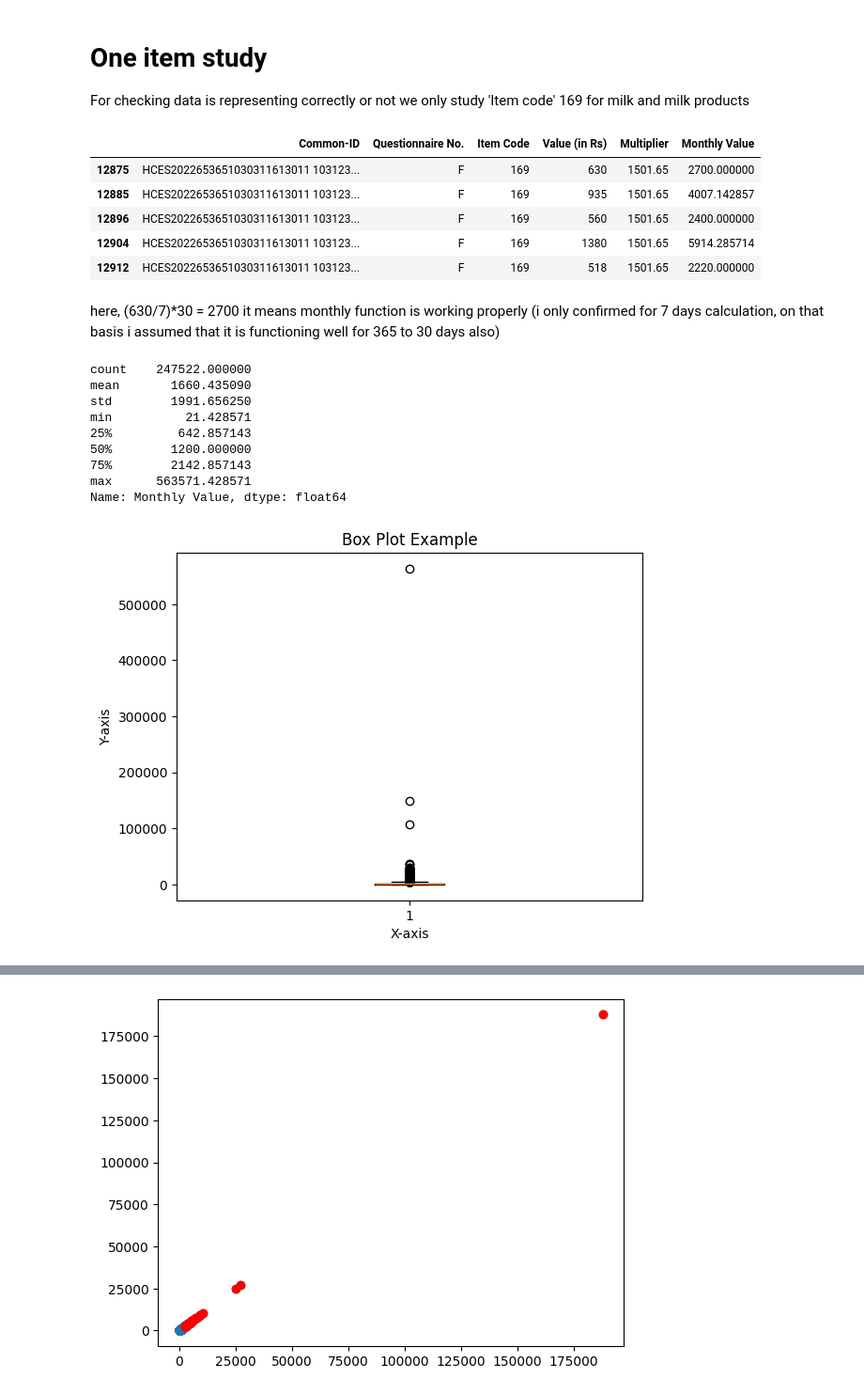
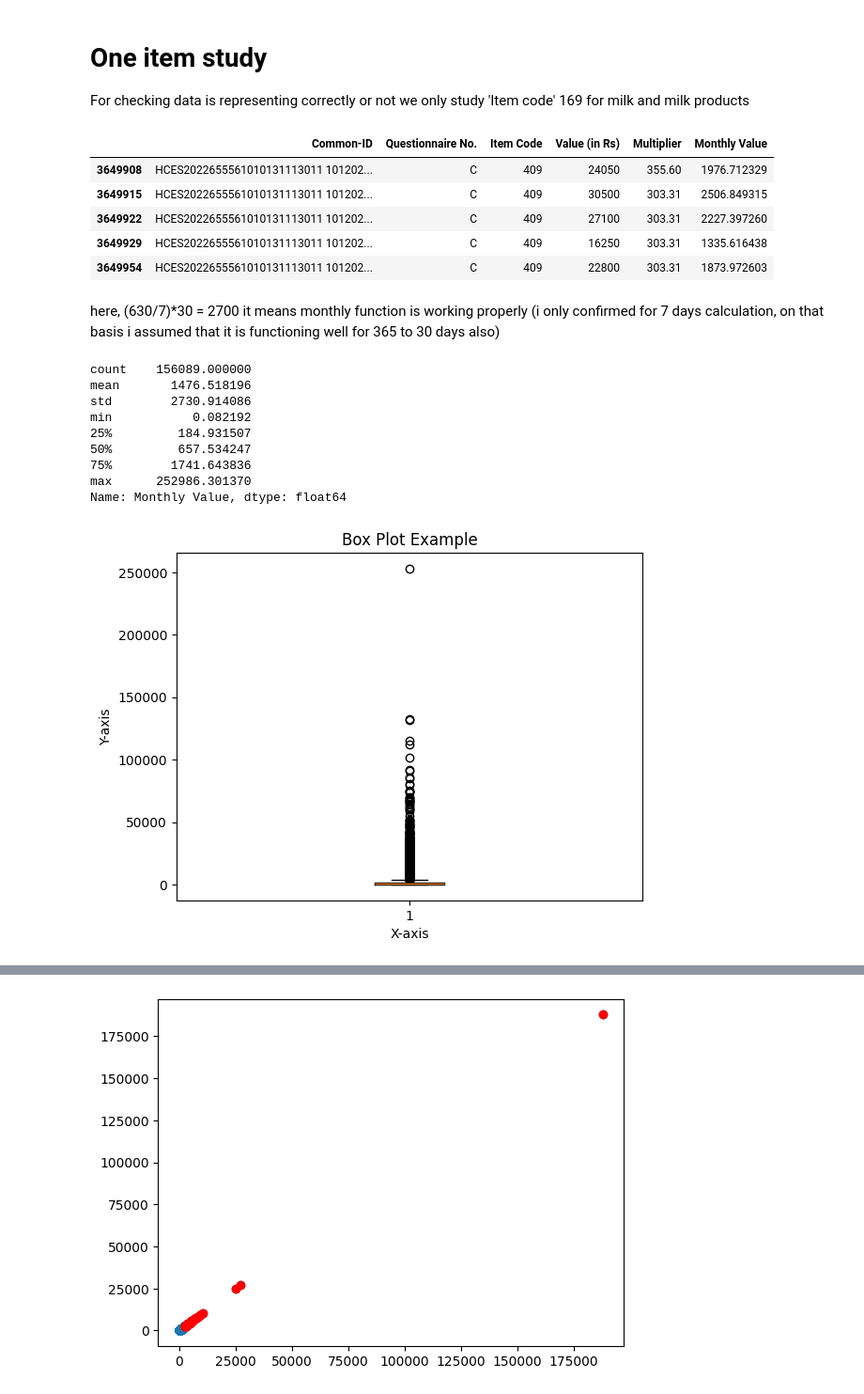
Before and after one commit to yogendrasinghyadav/Hces_data_persentage_trail, a Jupyter notebook: checkin_one_item.ipynb, the cells around one changed output, grey strips where cells are left out. Shown: that part at 94% size. Drawn from its saved outputs; the diff is of its cells as text; code cells hidden in the pictures.

```diff
--- a/checkin_one_item.ipynb
+++ b/checkin_one_item.ipynb
@@ -124,31 +124,31 @@ For checking data is representing correctly or not we only study 'Item code' 169
 # %%
 # Filtering the data-frame for checking milk & milk prodect consumption in a single housee hold
 ##checking if monthly funtion is functioning properly
-temp1 = level_14[level_14['Item Code'].isin([169])]
+temp1 = level_14[level_14['Item Code'].isin([409])]
 temp1.head(5)
 # %% [output]
 |  | Common-ID | Questionnaire No. | Item Code | Value (in Rs) | Multiplier | Monthly Value |
-| 12875 | HCES2022653651030311613011 103123... | F | 169 | 630 | 1501.65 | 2700.000000 |
-| 12885 | HCES2022653651030311613011 103123... | F | 169 | 935 | 1501.65 | 4007.142857 |
-| 12896 | HCES2022653651030311613011 103123... | F | 169 | 560 | 1501.65 | 2400.000000 |
-| 12904 | HCES2022653651030311613011 103123... | F | 169 | 1380 | 1501.65 | 5914.285714 |
-| 12912 | HCES2022653651030311613011 103123... | F | 169 | 518 | 1501.65 | 2220.000000 |
+| 3649908 | HCES2022655561010131113011 101202... | C | 409 | 24050 | 355.60 | 1976.712329 |
+| 3649915 | HCES2022655561010131113011 101202... | C | 409 | 30500 | 303.31 | 2506.849315 |
+| 3649922 | HCES2022655561010131113011 101202... | C | 409 | 27100 | 303.31 | 2227.397260 |
+| 3649929 | HCES2022655561010131113011 101202... | C | 409 | 16250 | 303.31 | 1335.616438 |
+| 3649954 | HCES2022655561010131113011 101202... | C | 409 | 22800 | 303.31 | 1873.972603 |
 # %% [markdown]
 here,
 (630/7)*30 = 2700
 it means monthly function is working properly (i only confirmed for 7 days calculation, on that basis i assumed that it is functioning well for 365 to 30 days also)
 # %%
-# description of monthly value only for milk & milk prodects ('169')
+# description of monthly value only for milk & milk prodects ('4099')
 temp1['Monthly Value'].describe()
 # %% [output]
-count    247522.000000
-mean       1660.435090
-std        1991.656250
-min          21.428571
-25%         642.857143
-50%        1200.000000
-75%        2142.857143
-max      563571.428571
+count    156089.000000
+mean       1476.518196
+std        2730.914086
+min           0.082192
+25%         184.931507
+50%         657.534247
+75%        1741.643836
+max      252986.301370
 Name: Monthly Value, dtype: float64
 # %%
 # Data for the box plot
@@ -165,4 +165,4 @@ plt.ylabel("Y-axis")
 # Show the plot
 plt.show()
 # %% [output]
-[figure, old version]
+[figure, new version]
```
Also changed, not shown: parts of 8 cells of this notebook.
